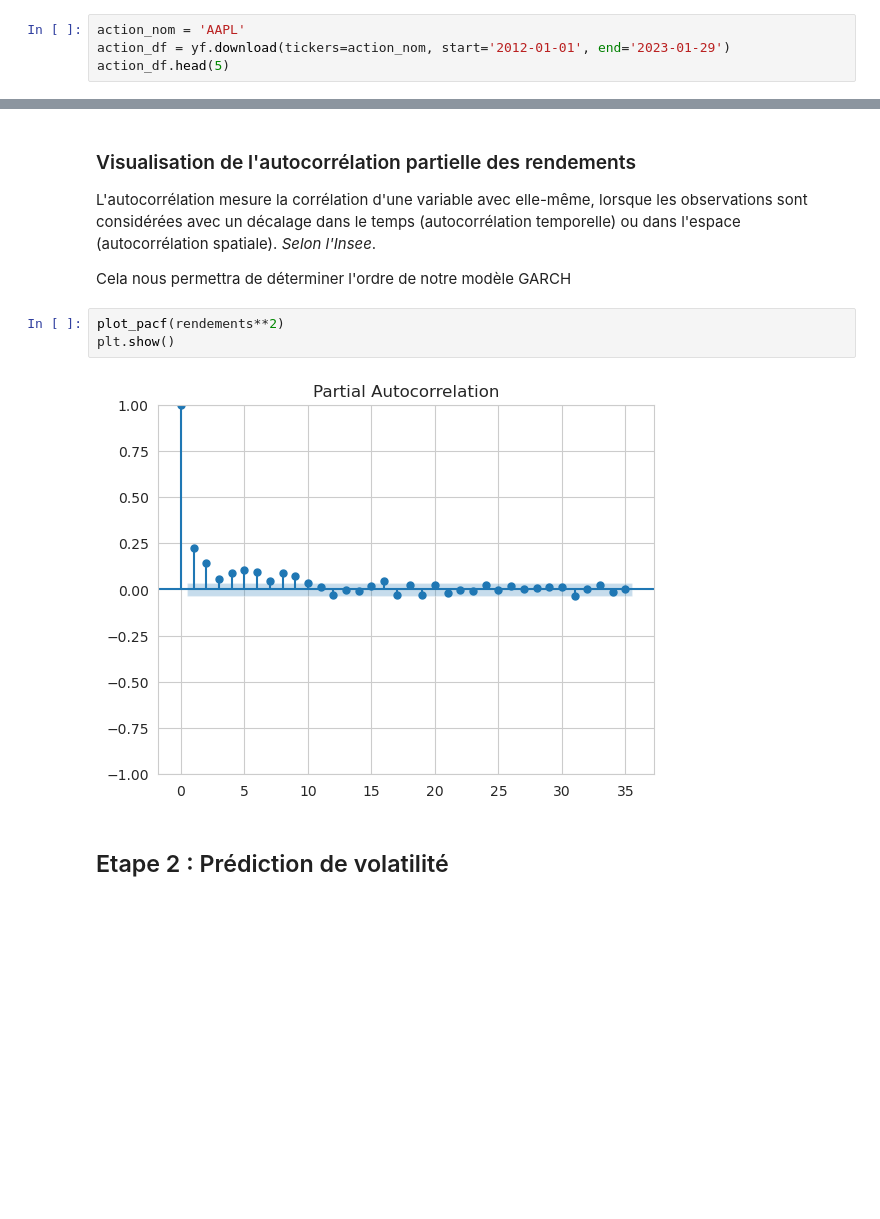
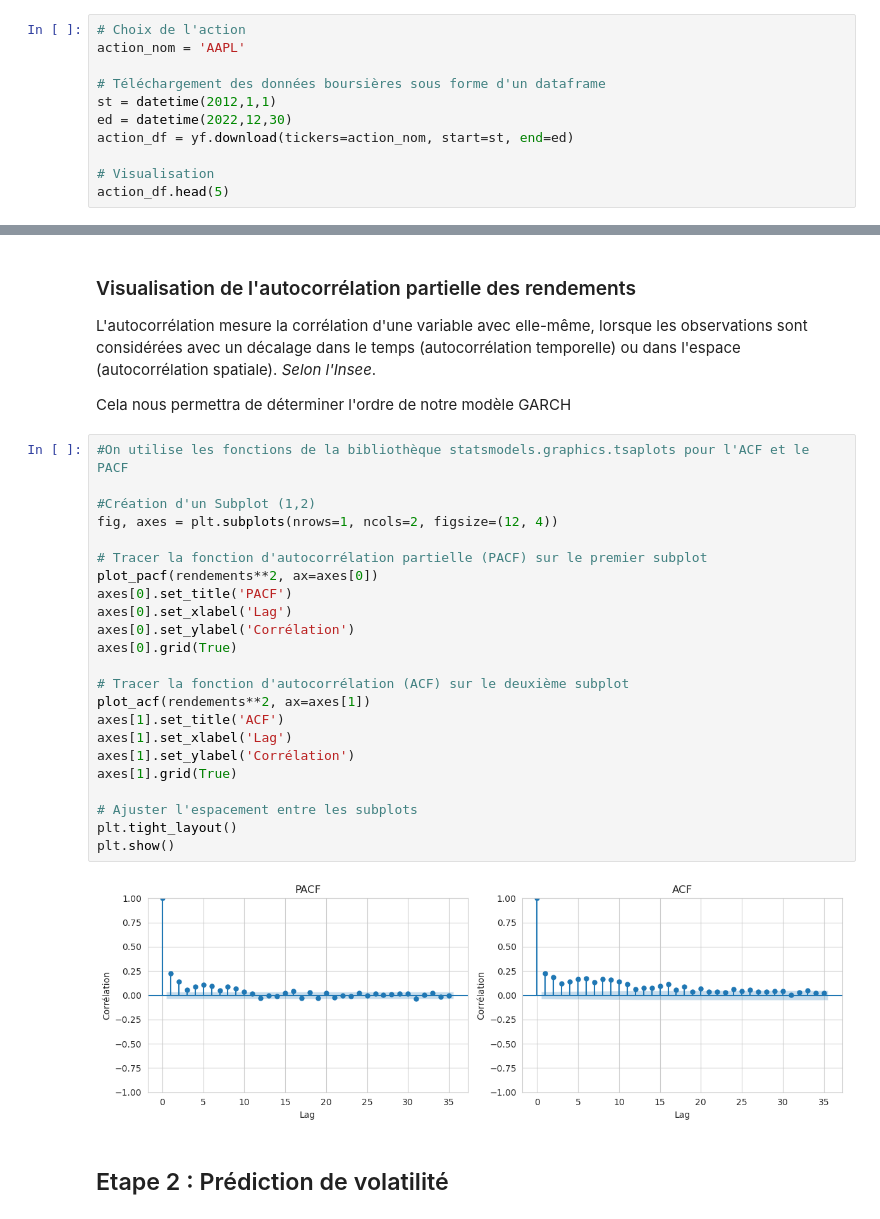
Before and after one commit to RyanSAMAMA/Ensae_projetMDR, a Jupyter notebook: GarchFinal.ipynb, the cells around one changed output, grey strips where cells are left out. Drawn from its saved outputs; the diff is of its cells as text; blank space fills up the shorter version.

```diff
--- a/GarchFinal.ipynb
+++ b/GarchFinal.ipynb
@@ -49,8 +47,15 @@ sns.set_style('whitegrid')
 # %% [markdown]
 ### D'abord nous allons visualiser le cours de l'action
 # %%
+# Choix de l'action
 action_nom = 'AAPL'
-action_df = yf.download(tickers=action_nom, start='2012-01-01', end='2023-01-29')
+
+# Téléchargement des données boursières sous forme d'un dataframe
+st = datetime(2012,1,1)
+ed = datetime(2022,12,30)
+action_df = yf.download(tickers=action_nom, start=st, end=ed)
+
+# Visualisation
 action_df.head(5)
 # %% [output]
 [*********************100%%**********************]  1 of 1 completed
@@ -112,10 +157,30 @@ L'autocorrélation mesure la corrélation d'une variable avec elle-même, lorsqu
 
   Cela nous permettra de déterminer l'ordre de notre modèle GARCH
 # %%
-plot_pacf(rendements**2)
+#On utilise les fonctions de la bibliothèque statsmodels.graphics.tsaplots pour l'ACF et le PACF
+
+#Création d'un Subplot (1,2)
+fig, axes = plt.subplots(nrows=1, ncols=2, figsize=(12, 4))
+
+# Tracer la fonction d'autocorrélation partielle (PACF) sur le premier subplot
+plot_pacf(rendements**2, ax=axes[0])
+axes[0].set_title('PACF')
+axes[0].set_xlabel('Lag')
+axes[0].set_ylabel('Corrélation')
+axes[0].grid(True)
+
+# Tracer la fonction d'autocorrélation (ACF) sur le deuxième subplot
+plot_acf(rendements**2, ax=axes[1])
+axes[1].set_title('ACF')
+axes[1].set_xlabel('Lag')
+axes[1].set_ylabel('Corrélation')
+axes[1].grid(True)
+
+# Ajuster l'espacement entre les subplots
+plt.tight_layout()
 plt.show()
 # %% [output]
-[figure, old version]
+[figure, new version]
 # %% [markdown]
 ## Etape 2 : Prédiction de volatilité
 # %% [markdown]
```
Also changed, not shown: parts of 18 cells of this notebook.
